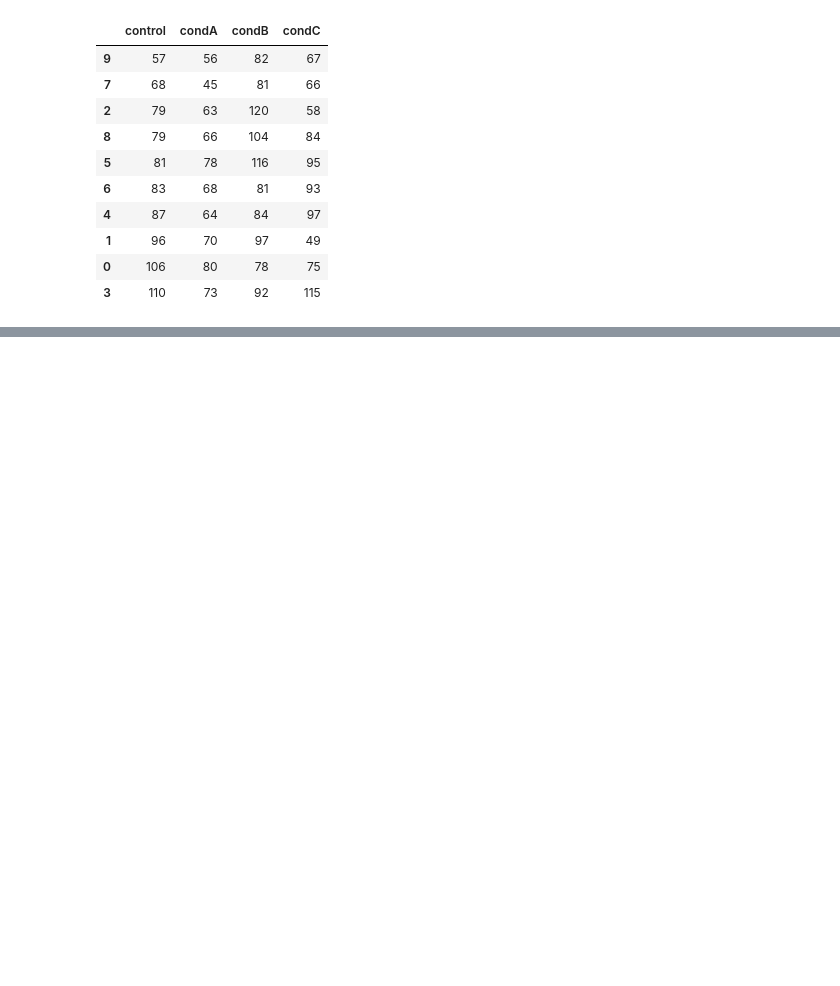
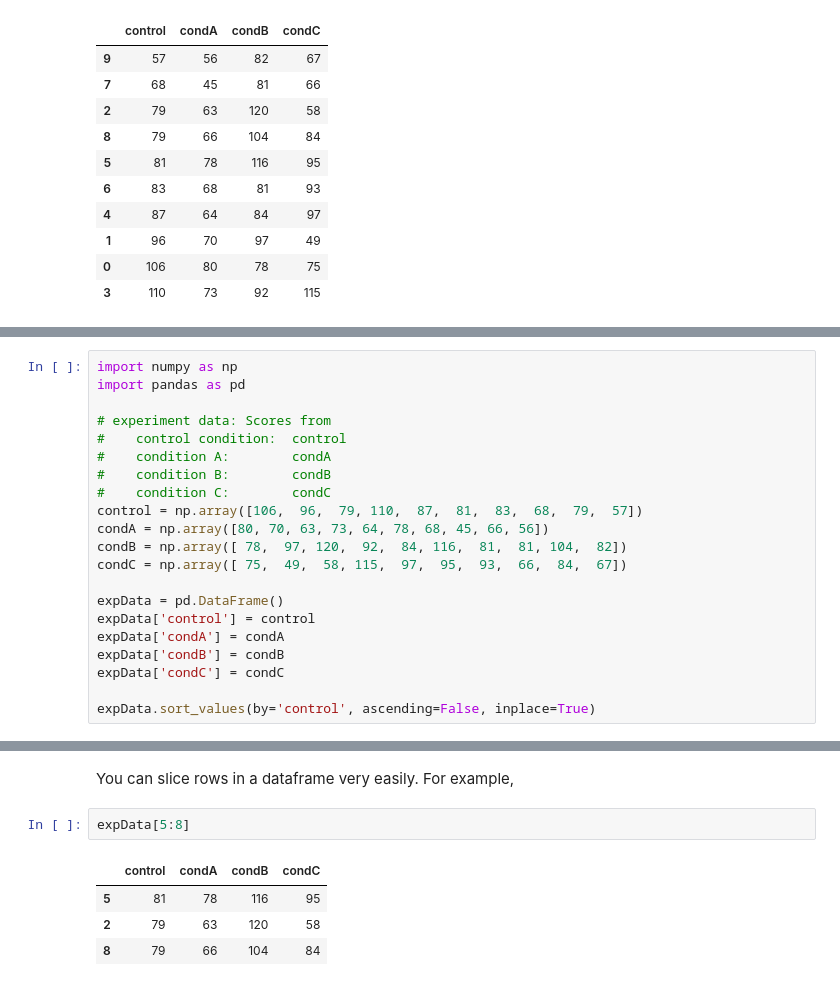
Before and after one commit to sathayas/DockerSourceLibrary, a Jupyter notebook: PythonBasic/JupyterNotebook/BasicPython.ipynb, the cells around one changed output, grey strips where cells are left out. Cells and saved outputs as stored; diff of their text form; blank space fills up the shorter version.

```diff
--- a/PythonBasic/JupyterNotebook/BasicPython.ipynb
+++ b/PythonBasic/JupyterNotebook/BasicPython.ipynb
@@ -1348,0 +1348,21 @@ expScores.sort_values(by='control')
+# %%
+import numpy as np
+import pandas as pd
+
+# experiment data: Scores from
+#    control condition:  control
+#    condition A:        condA
+#    condition B:        condB
+#    condition C:        condC
+control = np.array([106,  96,  79, 110,  87,  81,  83,  68,  79,  57])
+condA = np.array([80, 70, 63, 73, 64, 78, 68, 45, 66, 56])
+condB = np.array([ 78,  97, 120,  92,  84, 116,  81,  81, 104,  82])
+condC = np.array([ 75,  49,  58, 115,  97,  95,  93,  66,  84,  67])
+
+expData = pd.DataFrame()
+expData['control'] = control
+expData['condA'] = condA
+expData['condB'] = condB
+expData['condC'] = condC
+
+expData.sort_values(by='control', ascending=False, inplace=True)
@@ -1348,0 +1401,9 @@ expScores.sort_values(by='control')
+# %% [markdown]
+You can slice rows in a dataframe very easily. For example,
+# %%
+expData[5:8]
+# %% [output]
+|  | control | condA | condB | condC |
+| 5 | 81 | 78 | 116 | 95 |
+| 2 | 79 | 63 | 120 | 58 |
+| 8 | 79 | 66 | 104 | 84 |
```
Also changed, not shown: parts of 13 cells of this notebook.
